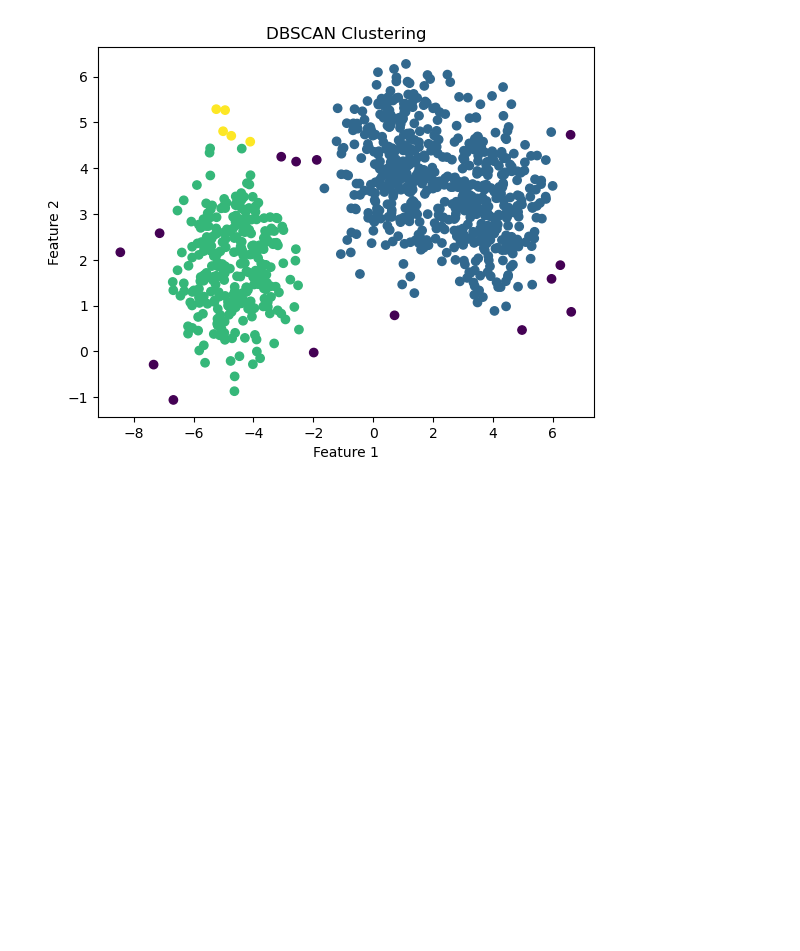
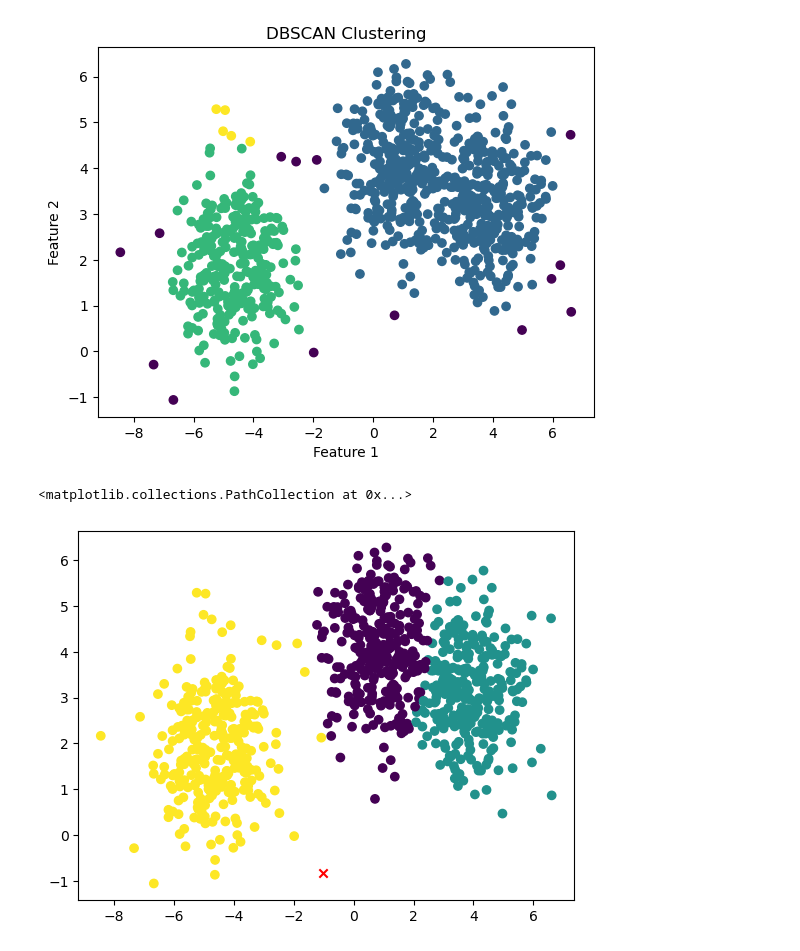
Before and after one commit to Vashi1/DSE-315-Clustering-Assignment, a Jupyter notebook: Clustering.ipynb, the cells around one changed output. Saved outputs shown, nothing was run; the diff lists cells and outputs as text; code cells hidden in the pictures; blank space fills up the shorter version.

```diff
--- a/Clustering.ipynb
+++ b/Clustering.ipynb
@@ -184,3 +184,16 @@ plt.title("DBSCAN Clustering")
 plt.show()
 # %% [output]
 [figure]
+# %%
+from sklearn.decomposition import PCA
+pca = PCA(n_components=2)
+t = pca.fit_transform(data)
+bkmp = BisectingKMeans(n_clusters=3, random_state=42)
+bkmp.fit(t)
+label = bkmp.labels_
+# %%
+plt.scatter(data[0], data[1], c = label)
+plt.scatter(bkmp.cluster_centers_[0][0], bkmp.cluster_centers_[0][1], c= 'r', marker='x')
+# %% [output]
+<matplotlib.collections.PathCollection at 0x...>
+[figure, added]
```
Also changed, not shown: 2 other files.
